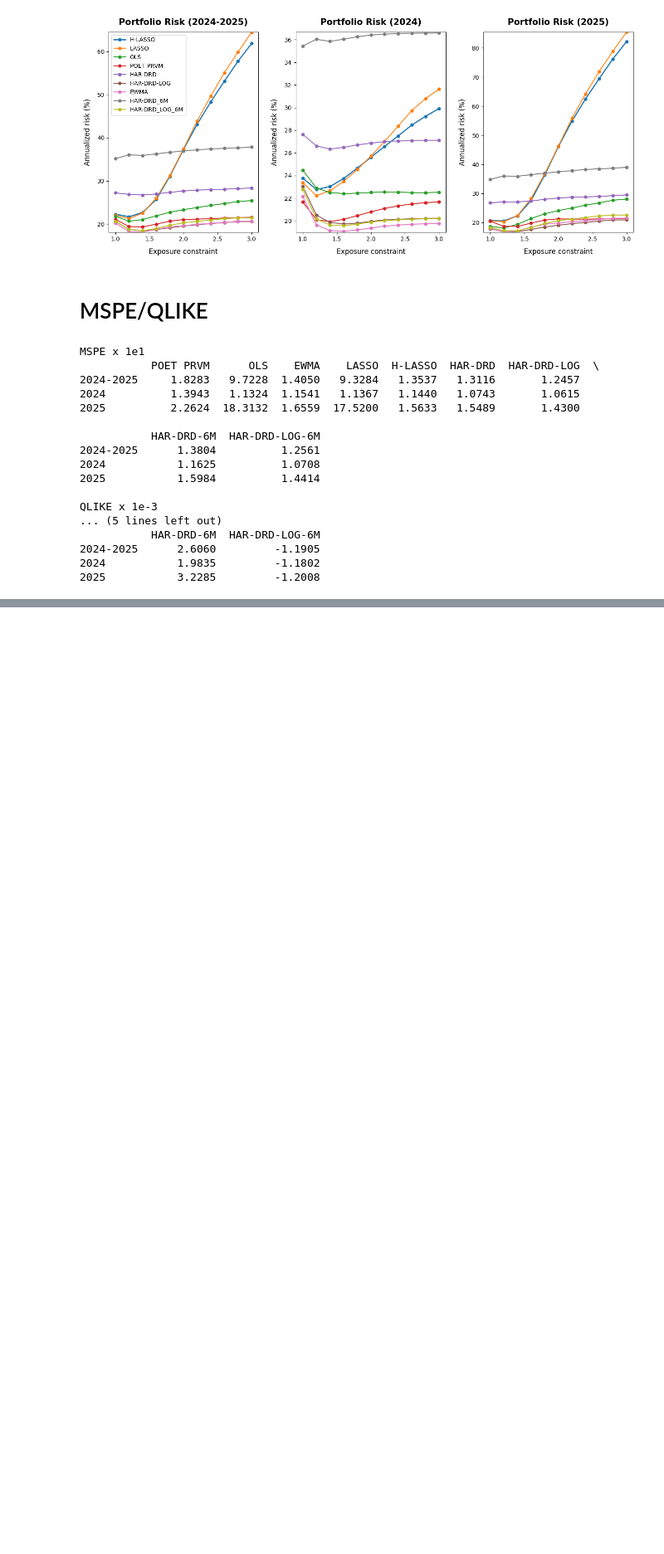
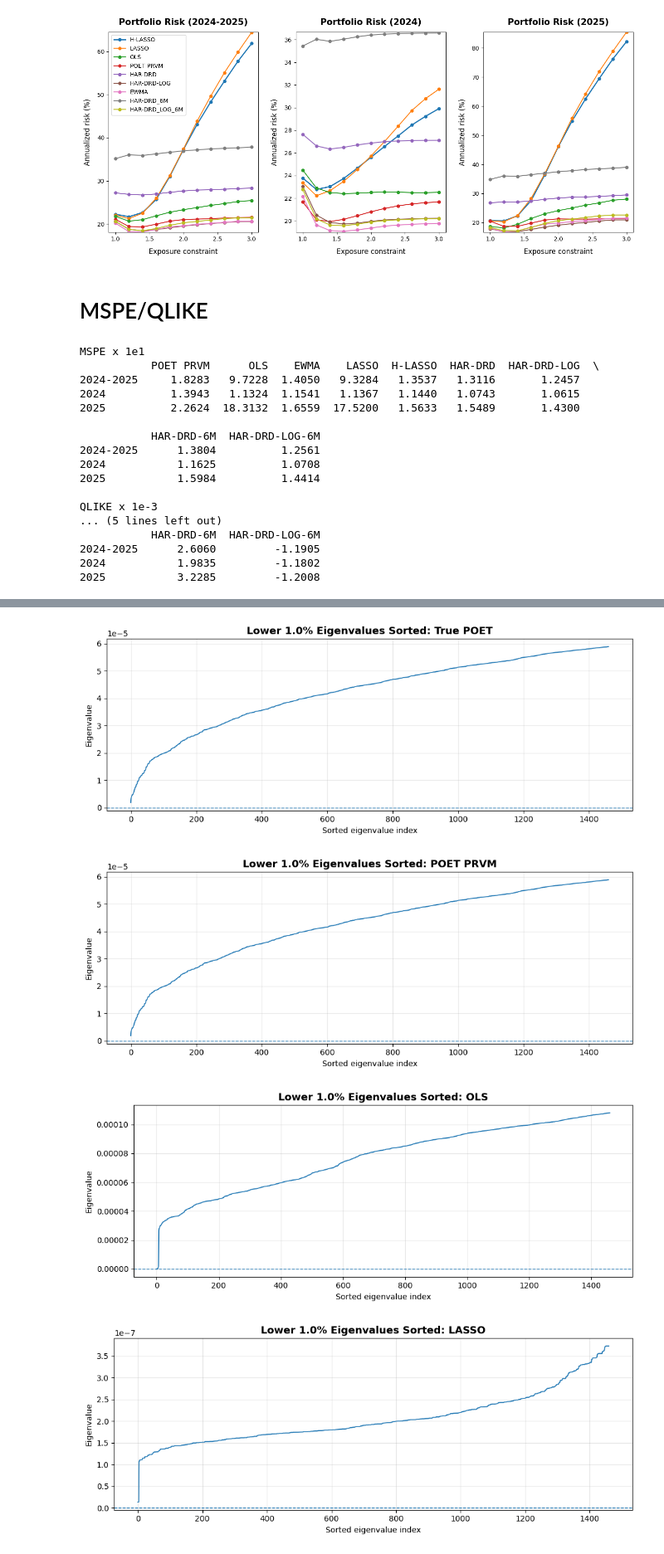
Before and after one commit to JasonKimJaeho/fivar-crypto, a Jupyter notebook: FIVAR_HAR.ipynb, the cells around one changed output, grey strips where cells are left out. Shown at 83% size. Drawn from its saved outputs; the diff is of its cells as text; code cells hidden in the pictures; blank space fills up the shorter version.

```diff
--- a/FIVAR_HAR.ipynb
+++ b/FIVAR_HAR.ipynb
@@ -2301,0 +2588,14 @@ QLIKE x 1e-3
+# %%
+# Eigenvalue diagnostic pred_dict
+# Continuous covariance forecasts # 점프 없는 연속 부분
+
+pred_dict_eig = {
+    "True POET": POET_PRVM[n:T], # 정답지
+    **test_pred_dict,
+}
+
+for name, matrices in pred_dict_eig.items():
+    print(name, matrices.shape)
+    assert matrices.ndim == 3
+    assert matrices.shape[1] == matrices.shape[2]
+    assert matrices.shape[0] == T - n
@@ -2301,0 +2611,18 @@ QLIKE x 1e-3
+# %%
+# Total covariance target # 점프 합친 부분
+# 방법 1: PSD projection이 적용된 untruncated PRVM
+
+# true_total_eig = Gamma_untrunc_array[n:T] # 정답지 # 초반 데이터 로드 부분 정의
+true_total_eig = PRVM[n:T] + JV_array[n:T] # 정답지 # cont + raw jump 방식
+
+pred_total_dict_eig = {
+    "True total": true_total_eig,
+    **test_pred_total_dict,
+}
+
+for name, matrices in pred_total_dict_eig.items():
+    print(name, matrices.shape)
+
+    assert matrices.ndim == 3
+    assert matrices.shape[1] == matrices.shape[2]
+    assert matrices.shape[0] == T - n
@@ -2301,0 +2725,13 @@ QLIKE x 1e-3
+# %%
+# total covariance 기준 실행
+eig_summary_total = plot_lower_tail_eigenvalues_sorted(
+    pred_dict=pred_dict_eig, # pred_dict_eig, pred_total_dict_eig # 파라미터 두개로 테스트 해보기
+    tail_ratio=0.01,
+)
+
+display(eig_summary_total)
+# %% [output]
+[figure, added]
+[figure, added]
+[figure, added]
+[figure, added]
```
Also changed, not shown: parts of 34 cells of this notebook.
